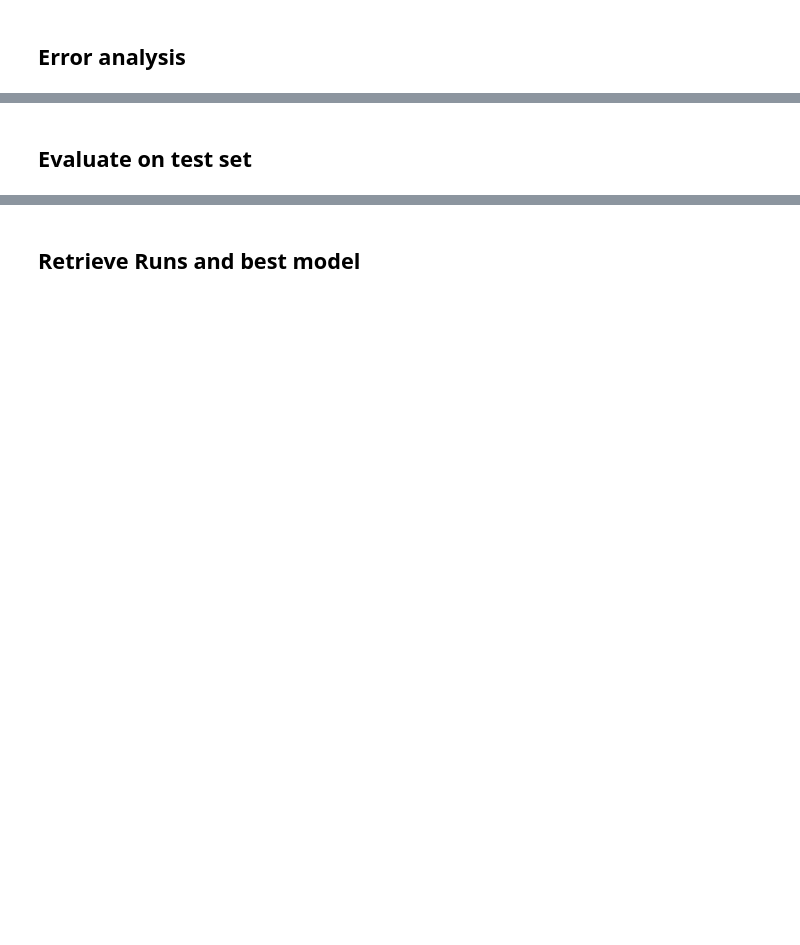
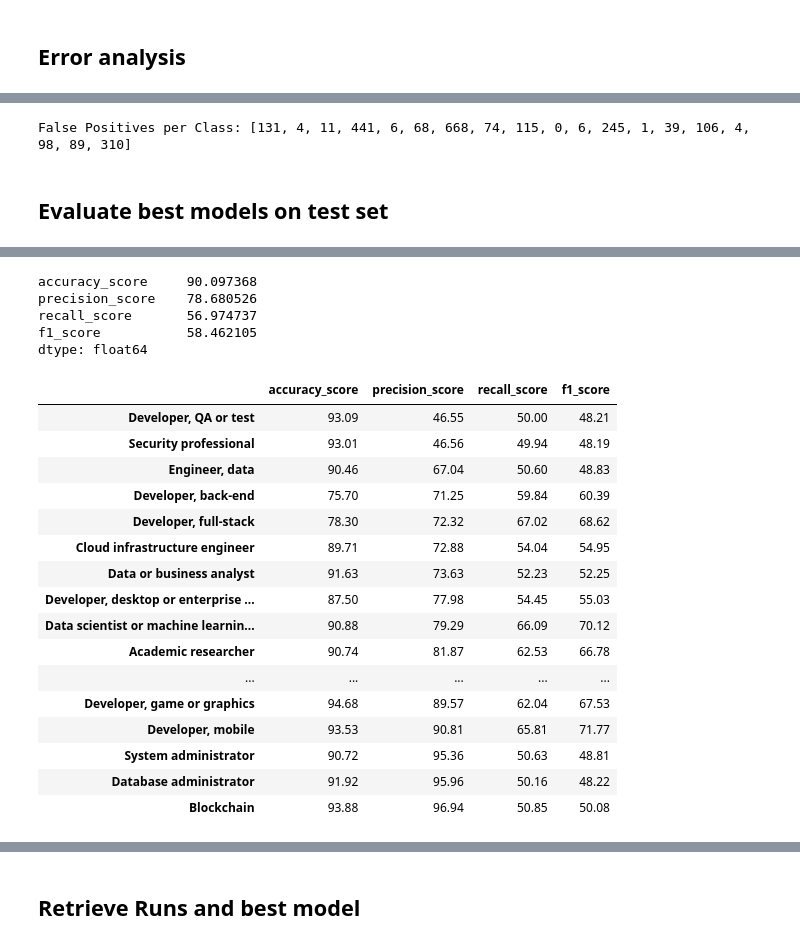
Before and after one commit to AlyAEE/Tech-Jobs-Prediction-Based-On-Your-Skillset-Project, a Jupyter notebook: Notebooks/04.Model Building.ipynb, the cells around one changed output, grey strips where cells are left out. Cells and saved outputs as stored; diff of their text form; code cells hidden in the pictures; blank space fills up the shorter version.

```diff
--- a/Notebooks/04.Model Building.ipynb
+++ b/Notebooks/04.Model Building.ipynb
@@ -319,7 +397,7 @@ Developer, back-end                              3405
 dtype: int64
 # %%
 # DownSample majority classes and OverSample minority Classes of training set
-samples_per_class = 300
+samples_per_class = 400
 resampled_jobs = []
 
 for job in y_test.columns:
@@ -976,2 +1151,23 @@ track_model(model,validation_scores)
+# %%
+from sklearn.metrics import multilabel_confusion_matrix
+
+# Assuming y_true and y_pred are your true and predicted labels for multilabel classification
+# y_true and y_pred should be binary indicator matrices (0 or 1 values)
+
+confusion_matrices = multilabel_confusion_matrix(y_train, rf_clf_predictions)
+
+# Initialize an empty list to store false positives for each class
+false_positives_per_class = []
+
+# Iterate over each confusion matrix and extract false positives
+for cm in confusion_matrices:
+    # For binary classification, false positives are in the top right corner of the matrix
+    false_positives = cm[0, 1]
+    false_positives_per_class.append(false_positives)
+
+# false_positives_per_class now contains the number of false positives for each class
+print("False Positives per Class:", false_positives_per_class)
+# %% [output]
+False Positives per Class: [131, 4, 11, 441, 6, 68, 668, 74, 115, 0, 6, 245, 1, 39, 106, 4, 98, 89, 310]
 # %% [markdown]
-## Evaluate on test set
+## Evaluate best models on test set
@@ -983,0 +1174,8 @@ train_scores.sort_values("precision_score")
+# %%
+# Evaluate Random Forest on the test set
+metrics=[accuracy_score, precision_score, recall_score, f1_score]
+test_scores, mean_test_scores= calculate_metrics(rf_clf,x_test,y_test, metrics)
+
+print(mean_test_scores)
+test_scores.sort_values("precision_score")
+# %% [output]
@@ -983,0 +1185,22 @@ train_scores.sort_values("precision_score")
+accuracy_score     90.097368
+precision_score    78.680526
+recall_score       56.974737
+f1_score           58.462105
+dtype: float64
+|  | accuracy_score | precision_score | recall_score | f1_score |
+| Developer, QA or test | 93.09 | 46.55 | 50.00 | 48.21 |
+| Security professional | 93.01 | 46.56 | 49.94 | 48.19 |
+| Engineer, data | 90.46 | 67.04 | 50.60 | 48.83 |
+| Developer, back-end | 75.70 | 71.25 | 59.84 | 60.39 |
+| Developer, full-stack | 78.30 | 72.32 | 67.02 | 68.62 |
+| Cloud infrastructure engineer | 89.71 | 72.88 | 54.04 | 54.95 |
+| Data or business analyst | 91.63 | 73.63 | 52.23 | 52.25 |
+| Developer, desktop or enterprise ... | 87.50 | 77.98 | 54.45 | 55.03 |
+| Data scientist or machine learnin... | 90.88 | 79.29 | 66.09 | 70.12 |
+| Academic researcher | 90.74 | 81.87 | 62.53 | 66.78 |
+| ... | ... | ... | ... | ... |
+| Developer, game or graphics | 94.68 | 89.57 | 62.04 | 67.53 |
+| Developer, mobile | 93.53 | 90.81 | 65.81 | 71.77 |
+| System administrator | 90.72 | 95.36 | 50.63 | 48.81 |
+| Database administrator | 91.92 | 95.96 | 50.16 | 48.22 |
+| Blockchain | 93.88 | 96.94 | 50.85 | 50.08 |
```
Also changed, not shown: parts of 22 cells of this notebook, 1 other file.
